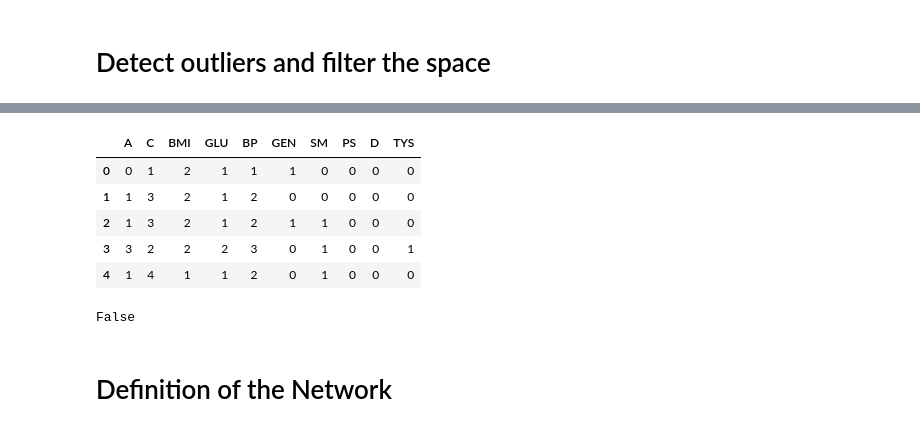
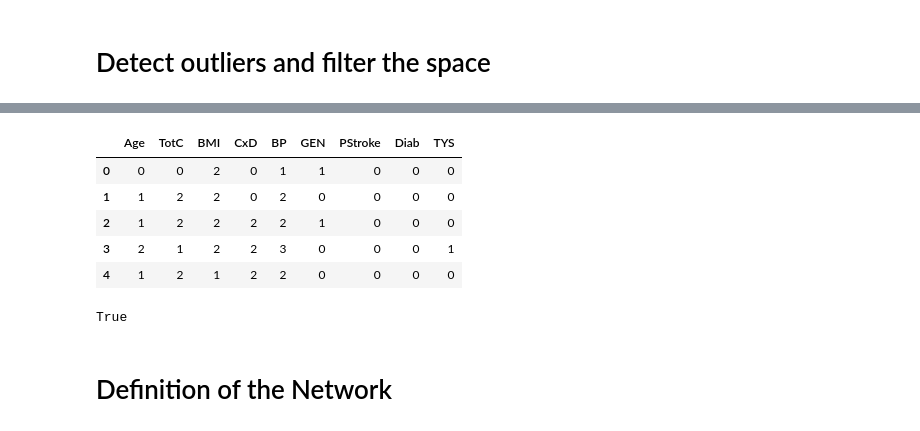
Before and after one commit to TarMatt/Coronary_disease, a Jupyter notebook: uni_project.ipynb, the cells around one changed output, grey strips where cells are left out. Cells and saved outputs as stored; diff of their text form; code cells hidden in the pictures.

```diff
--- a/uni_project.ipynb
+++ b/uni_project.ipynb
@@ -39,14 +70,17 @@ plt.show()
 # %%
-# Create subplots (2 rows, 2 columns)
-fig, axes = plt.subplots(2, 3, figsize=(10, 6))  # Adjust size for better spacing
+# Histogram plots
+data_hist = continuous_data[['totChol','sysBP','diaBP','BMI']]
+fig, axes = plt.subplots(2, 2, figsize=(8, 5))
+features = ['sysBP','diaBP','totChol','BMI']
 
 # Flatten the 2D array of axes to make indexing easier
 axes = axes.flatten()
-features = continuous_data.columns
-# Plot a box plot for each feature
+
+# Plot a histogram for each feature
 for i, feature in enumerate(features):
-    sns.boxplot(x=continuous_data[feature], ax=axes[i])
+    sns.histplot(data_hist[feature], kde=False, ax=axes[i])  # Change bins for granularity
     axes[i].set_xlabel(feature)
+    axes[i].set_ylabel('Frequency')
 
 # Adjust layout to avoid overlap
 plt.tight_layout()
@@ -105,21 +118,20 @@ skim(continuous_data)
 continuous_data_cl = continuous_data.dropna()
 # %%
 # Age
-continuous_data_cl = continuous_data_cl[(continuous_data_cl['age'] >= 20) & (continuous_data_cl['age'] <= 70)]
-continuous_data_cl['age'] = pd.cut(continuous_data_cl.age,bins=[29,39,49,59,75],labels=[0,1,2,3],ordered=False).astype(int)
+continuous_data_cl = continuous_data_cl[(continuous_data_cl['age'] >= 35) & (continuous_data_cl['age'] <= 65)]
+continuous_data_cl['age'] = pd.cut(continuous_data_cl.age,bins=[29,44,54,65],labels=[0,1,2],ordered=True).astype(int)
+
 # Cholesterol-level
-continuous_data_cl = continuous_data_cl[(continuous_data_cl['totChol'] >= 50) & (continuous_data_cl['totChol'] <= 600)]
-continuous_data_cl['totChol'] = pd.cut(continuous_data_cl.totChol,bins=[49,159,199,239,279,650],labels=[0,1,2,3,4],ordered=False).astype(int)
-# Systolic-Pressure
-continuous_data_cl = continuous_data_cl[(continuous_data_cl['sysBP'] >= 40) & (continuous_data_cl['sysBP'] <= 250)]
-# Diastolic-Pressure
-continuous_data_cl = continuous_data_cl[(continuous_data_cl['diaBP'] >= 40) &(continuous_data_cl['diaBP'] <= 140)]
+continuous_data_cl = continuous_data_cl[(continuous_data_cl['totChol'] >= 100) & (continuous_data_cl['totChol'] <= 500)]
+continuous_data_cl['totChol'] = pd.cut(continuous_data_cl.totChol,bins=[99,199,239,500],labels=[0,1,2],ordered=True).astype(int)
+
 # Body Mass Index
-continuous_data_cl = continuous_data_cl[(continuous_data_cl['BMI'] <= 50)]
-continuous_data_cl['BMI'] = pd.cut(continuous_data_cl.BMI,bins=[15.,18.5,24.9,29.9,34.9,50],labels=[0,1,2,3,4],ordered=False).astype(int)
-# Glucose level
-continuous_data_cl = continuous_data_cl[(continuous_data_cl['glucose'] <= 300)]
-continuous_data_cl['glucose'] = pd.cut(continuous_data_cl.glucose,bins=[35,69,99,125,375],labels=[0,1,2,3],ordered=False).astype(int)
+continuous_data_cl = continuous_data_cl[(continuous_data_cl['BMI'] <= 40)]
+continuous_data_cl['BMI'] = pd.cut(continuous_data_cl.BMI,bins=[14.,18.4,24.9,29.9,40],labels=[0,1,2,3],ordered=True).astype(int)
+
+#Cigs Per Day
+continuous_data_cl = continuous_data_cl[(continuous_data_cl['cigsPerDay'] <= 40)]
+continuous_data_cl['cigsPerDay'] = pd.cut(continuous_data_cl.cigsPerDay,bins=[-1,0,19,40],labels=[0,1,2],ordered=True).astype(int)
 # %%
 # Create a Blood pressure variable
 
@@ -140,31 +157,31 @@ for i,sys in enumerate(continuous_data_cl.sysBP.values):
 
 continuous_data_cl['BloodP'] = bloodP
 # %%
-continuous_data_cl.columns=['A','C','SBP','DBP','BMI','GLU','BP']
-discrete_data.columns = ['GEN','SM','PS','PH','D','TYS']
+continuous_data_cl.columns=['Age','TotC','SBP','DBP','BMI','CxD','BP']
+discrete_data.columns = ['GEN','PStroke','Diab','TYS']
 
 dataset = pd.concat([continuous_data_cl,discrete_data],axis=1)
-dataset = dataset.drop(['SBP','DBP','PH'],axis=1)
+dataset = dataset.drop(['SBP','DBP'],axis=1)
 
 dataset = dataset.dropna()
 dataset = dataset.astype('int')
 dataset = dataset.astype('str')
 
 
 dataset.head()
 # %% [output]
-|  | A | C | BMI | GLU | BP | GEN | SM | PS | D | TYS |
-| 0 | 0 | 1 | 2 | 1 | 1 | 1 | 0 | 0 | 0 | 0 |
-| 1 | 1 | 3 | 2 | 1 | 2 | 0 | 0 | 0 | 0 | 0 |
-| 2 | 1 | 3 | 2 | 1 | 2 | 1 | 1 | 0 | 0 | 0 |
-| 3 | 3 | 2 | 2 | 2 | 3 | 0 | 1 | 0 | 0 | 1 |
-| 4 | 1 | 4 | 1 | 1 | 2 | 0 | 1 | 0 | 0 | 0 |
+|  | Age | TotC | BMI | CxD | BP | GEN | PStroke | Diab | TYS |
+| 0 | 0 | 0 | 2 | 0 | 1 | 1 | 0 | 0 | 0 |
+| 1 | 1 | 2 | 2 | 0 | 2 | 0 | 0 | 0 | 0 |
+| 2 | 1 | 2 | 2 | 2 | 2 | 1 | 0 | 0 | 0 |
+| 3 | 2 | 1 | 2 | 2 | 3 | 0 | 0 | 0 | 1 |
+| 4 | 1 | 2 | 1 | 2 | 2 | 0 | 0 | 0 | 0 |
 # %%
 from pgmpy.estimators.CITests import chi_square
 
-print(chi_square(X='A',Y='TYS', Z=[] ,data=dataset, significance_level = 0.05))
+print(chi_square(X='CxD',Y='Diab', Z=[] ,data=dataset, significance_level = 0.05))
 # %% [output]
-False
+True
 # %% [markdown]
 # Definition of the Network
 # %% [markdown]
```
Also changed, not shown: parts of 12 cells of this notebook.
